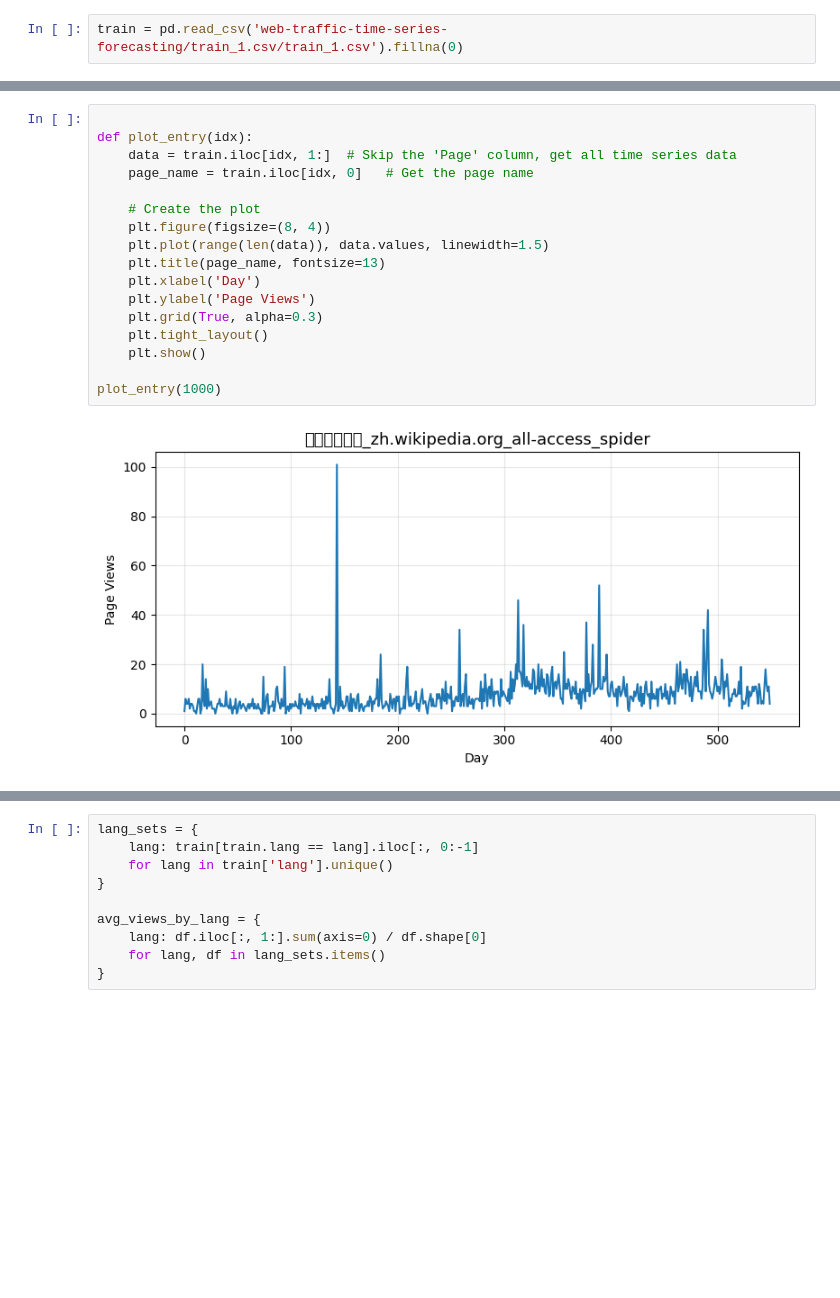
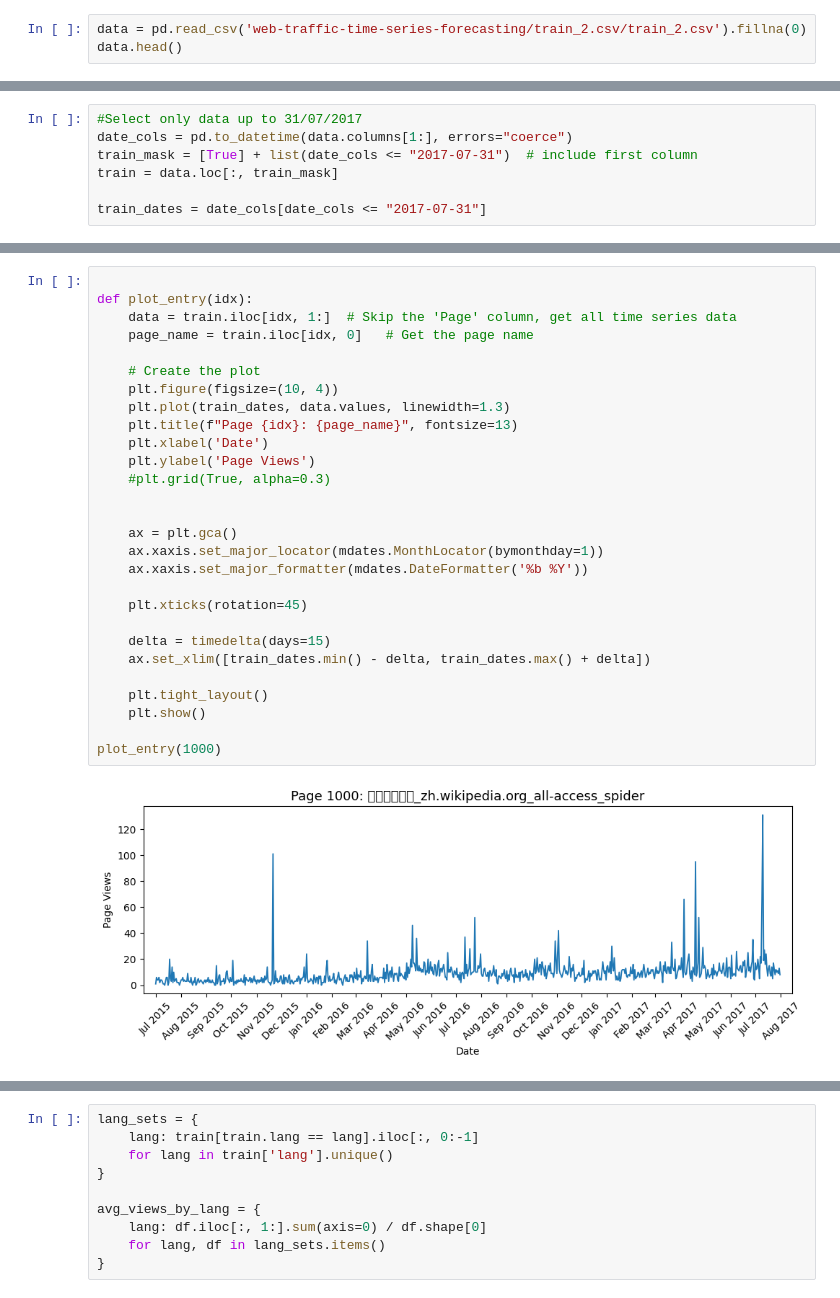
Before and after one commit to ViolaHadjikyriacou/time-series-analysis, a Jupyter notebook: time_series.ipynb, the cells around one changed output, grey strips where cells are left out. Drawn from its saved outputs; the diff is of its cells as text; blank space fills up the shorter version.

Commit message:
Extended data range, first SARIMA forecast

```diff
--- a/time_series.ipynb
+++ b/time_series.ipynb
@@ -7,2 +12,3 @@ import matplotlib.dates as mdates
 # %%
-train = pd.read_csv('web-traffic-time-series-forecasting/train_1.csv/train_1.csv').fillna(0)
+data = pd.read_csv('web-traffic-time-series-forecasting/train_2.csv/train_2.csv').fillna(0)
+data.head()
@@ -8,0 +27,7 @@ train = pd.read_csv('web-traffic-time-series-forecasting/train_1.csv/train_1.csv
+# %%
+#Select only data up to 31/07/2017
+date_cols = pd.to_datetime(data.columns[1:], errors="coerce")
+train_mask = [True] + list(date_cols <= "2017-07-31")  # include first column
+train = data.loc[:, train_mask]
+
+train_dates = date_cols[date_cols <= "2017-07-31"]
@@ -23,22 +59,33 @@ print(train.shape)
 # %%
 
 def plot_entry(idx):
     data = train.iloc[idx, 1:]  # Skip the 'Page' column, get all time series data
     page_name = train.iloc[idx, 0]   # Get the page name
 
     # Create the plot
-    plt.figure(figsize=(8, 4))
-    plt.plot(range(len(data)), data.values, linewidth=1.5)
-    plt.title(page_name, fontsize=13)
-    plt.xlabel('Day')
+    plt.figure(figsize=(10, 4))
+    plt.plot(train_dates, data.values, linewidth=1.3)
+    plt.title(f"Page {idx}: {page_name}", fontsize=13)
+    plt.xlabel('Date')
     plt.ylabel('Page Views')
-    plt.grid(True, alpha=0.3)
+    #plt.grid(True, alpha=0.3)
+
+
+    ax = plt.gca()
+    ax.xaxis.set_major_locator(mdates.MonthLocator(bymonthday=1))
+    ax.xaxis.set_major_formatter(mdates.DateFormatter('%b %Y'))
+
+    plt.xticks(rotation=45)
+
+    delta = timedelta(days=15)
+    ax.set_xlim([train_dates.min() - delta, train_dates.max() + delta])
+
     plt.tight_layout()
     plt.show()
 
 plot_entry(1000)
 # %% [output]
-[figure, old version]
+[figure, new version]
 # %%
 def plot_and_save_entry(idx):
     """
```
Also changed, not shown: parts of 22 cells of this notebook, 27 other files.
